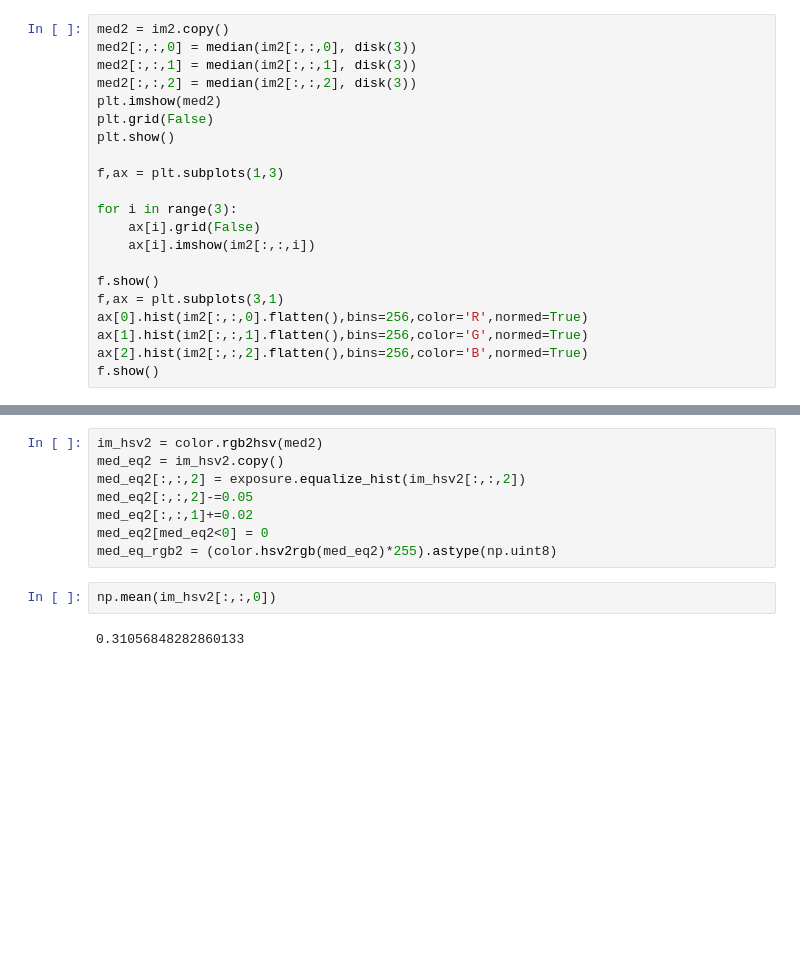
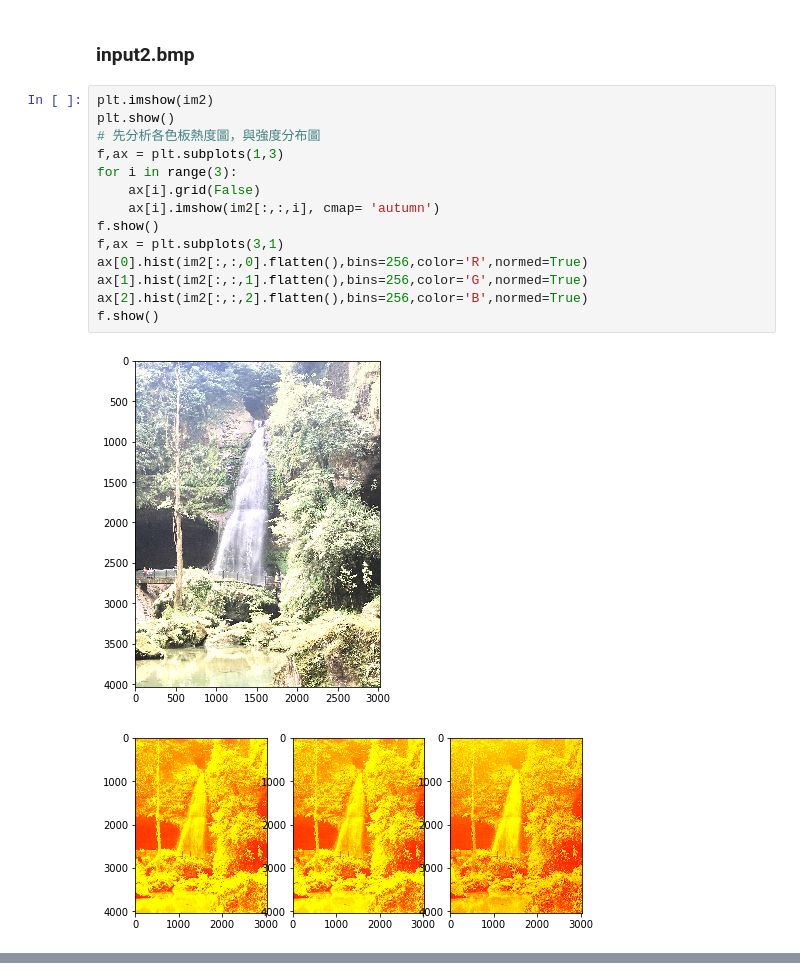
Before and after one commit to NCTUyoung/DIP_HW3, a Jupyter notebook: DIP_hw3.ipynb, the cells around one changed output, grey strips where cells are left out. Drawn from its saved outputs; the diff is of its cells as text; blank space fills up the shorter version.

```diff
--- a/DIP_hw3.ipynb
+++ b/DIP_hw3.ipynb
@@ -49,21 +82,19 @@ plt.show()
+# %% [markdown]
+### input2.bmp<a name="input2" />
 # %%
-med2 = im2.copy()
-med2[:,:,0] = median(im2[:,:,0], disk(3))
-med2[:,:,1] = median(im2[:,:,1], disk(3))
-med2[:,:,2] = median(im2[:,:,2], disk(3))
-plt.imshow(med2)
-plt.grid(False)
+plt.imshow(im2)
 plt.show()
-
+# 先分析各色板熱度圖，與強度分布圖
 f,ax = plt.subplots(1,3)
-
 for i in range(3):
     ax[i].grid(False)
-    ax[i].imshow(im2[:,:,i])
-
+    ax[i].imshow(im2[:,:,i], cmap= 'autumn')
 f.show()
 f,ax = plt.subplots(3,1)
 ax[0].hist(im2[:,:,0].flatten(),bins=256,color='R',normed=True)
 ax[1].hist(im2[:,:,1].flatten(),bins=256,color='G',normed=True)
 ax[2].hist(im2[:,:,2].flatten(),bins=256,color='B',normed=True)
 f.show()
+# %% [output]
+[figure, added]
+[figure, added]
@@ -70,12 +101,0 @@ f.show()
-# %%
-im_hsv2 = color.rgb2hsv(med2)
-med_eq2 = im_hsv2.copy()
-med_eq2[:,:,2] = exposure.equalize_hist(im_hsv2[:,:,2])
-med_eq2[:,:,2]-=0.05
-med_eq2[:,:,1]+=0.02
-med_eq2[med_eq2<0] = 0
-med_eq_rgb2 = (color.hsv2rgb(med_eq2)*255).astype(np.uint8)
-# %%
-np.mean(im_hsv2[:,:,0])
-# %% [output]
-0.31056848282860133
```
Also changed, not shown: parts of 27 cells of this notebook.
